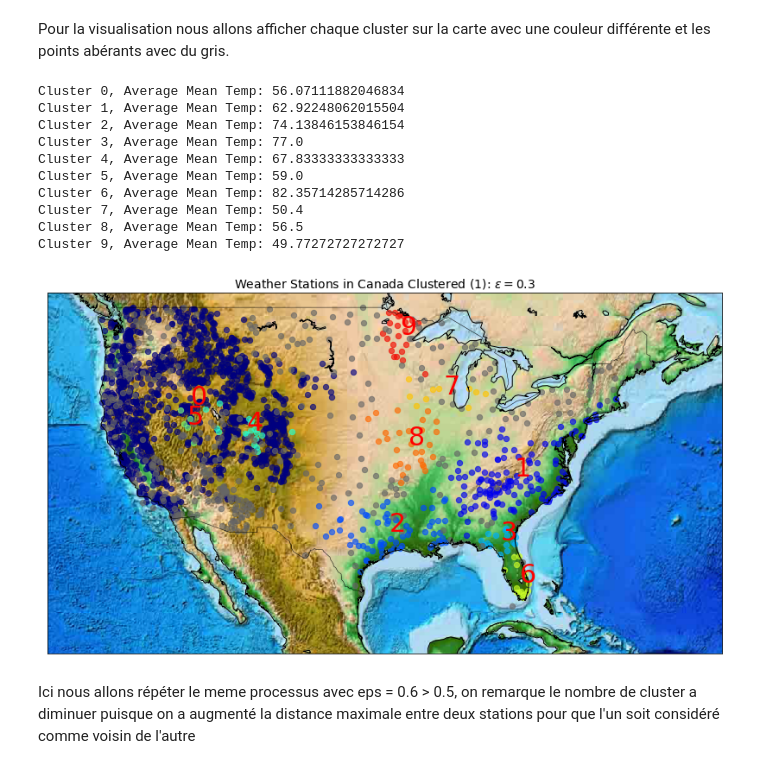
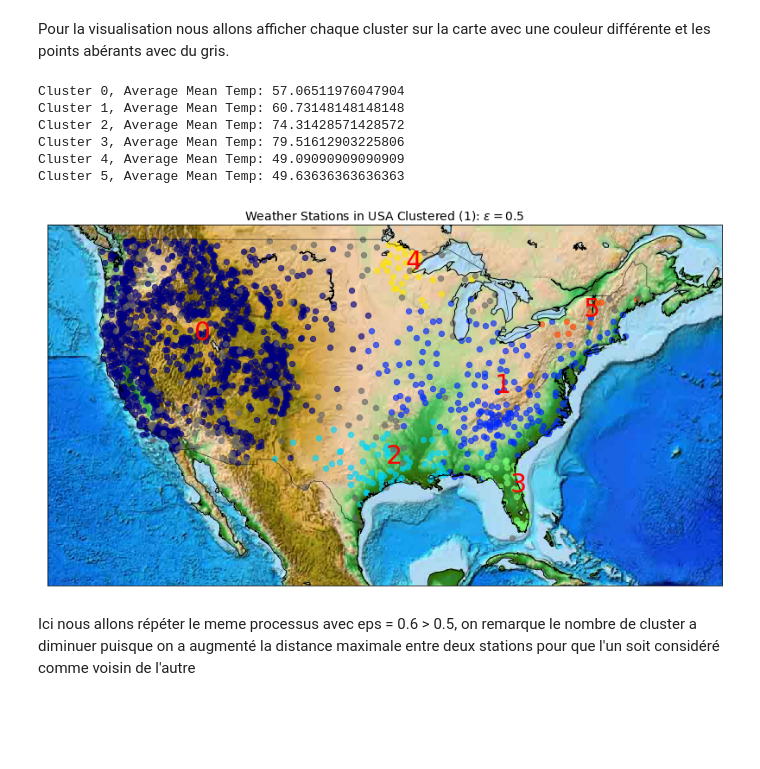
Before and after one commit to SihemBouhenniche/Dbscan, a Jupyter notebook: DBSCAN.ipynb, the cells around one changed output. Saved outputs shown, nothing was run; the diff lists cells and outputs as text; code cells hidden in the pictures; blank space fills up the shorter version.

```diff
--- a/DBSCAN.ipynb
+++ b/DBSCAN.ipynb
@@ -157,45 +157,41 @@ my_map = Basemap(projection='merc',
             llcrnrlon=llon, llcrnrlat=llat, #min longitude (llcrnrlon) and latitude (llcrnrlat)
             urcrnrlon=ulon, urcrnrlat=ulat) #max longitude (urcrnrlon) and latitude (urcrnrlat)
 
 my_map.drawcoastlines()
 my_map.drawcountries()
 #my_map.drawmapboundary()
 #my_map.fillcontinents(color = 'white', alpha = 0.3)
 my_map.drawlsmask(land_color='orange', ocean_color='skyblue')
 #my_map.shadedrelief()
 #my_map.bluemarble()
 #my_map.shadedrelief()
 my_map.etopo()
 
 # To create a color map
 colors = plt.get_cmap('jet')(np.linspace(0.0, 1.0, clusterNum))
 
 
 
 #Visualization1
 for clust_number in set(labels):
     c=(([0.4,0.4,0.4]) if clust_number == -1 else colors[np.int(clust_number)])
     clust_set = weather_df[weather_df.Clus_Db == clust_number]
     my_map.scatter(clust_set.xm, clust_set.ym, color =c,  marker='o', s= 40, alpha = 0.65)
     if clust_number != -1:
         cenx=np.mean(clust_set.xm)
         ceny=np.mean(clust_set.ym)
         plt.text(cenx,ceny,str(clust_number), fontsize=30, color='red',)
         print ("Cluster "+str(clust_number)+', Average Mean Temp: '+ str(np.mean(clust_set.AvgTemp)))
-plt.title(r"Weather Stations in Canada Clustered (1): $ \epsilon = 0.3$", fontsize=14)
+plt.title(r"Weather Stations in USA Clustered (1): $ \epsilon = 0.5$", fontsize=14)
 plt.savefig("etopo_cluster.png", dpi=300)
 # %% [output]
-Cluster 0, Average Mean Temp: 56.07111882046834
-Cluster 1, Average Mean Temp: 62.92248062015504
-Cluster 2, Average Mean Temp: 74.13846153846154
-Cluster 3, Average Mean Temp: 77.0
-Cluster 4, Average Mean Temp: 67.83333333333333
-Cluster 5, Average Mean Temp: 59.0
-Cluster 6, Average Mean Temp: 82.35714285714286
-Cluster 7, Average Mean Temp: 50.4
-Cluster 8, Average Mean Temp: 56.5
-Cluster 9, Average Mean Temp: 49.77272727272727
+Cluster 0, Average Mean Temp: 57.06511976047904
+Cluster 1, Average Mean Temp: 60.73148148148148
+Cluster 2, Average Mean Temp: 74.31428571428572
+Cluster 3, Average Mean Temp: 79.51612903225806
+Cluster 4, Average Mean Temp: 49.09090909090909
+Cluster 5, Average Mean Temp: 49.63636363636363
-[figure, old version]
+[figure, new version]
 # %% [markdown]
 Ici nous allons répéter le meme processus avec eps = 0.6 > 0.5, on remarque le nombre de cluster a diminuer puisque on a augmenté la distance maximale entre deux stations pour que l'un soit considéré comme voisin de l'autre
 # %%
```
Also changed, not shown: parts of 1 cell of this notebook.
